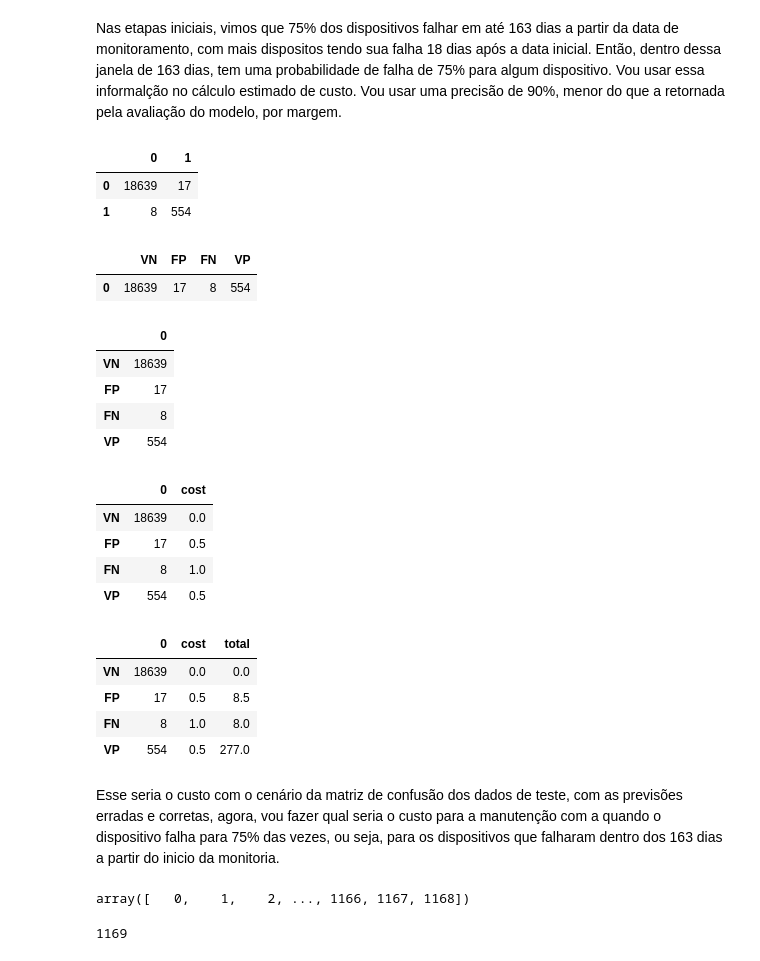
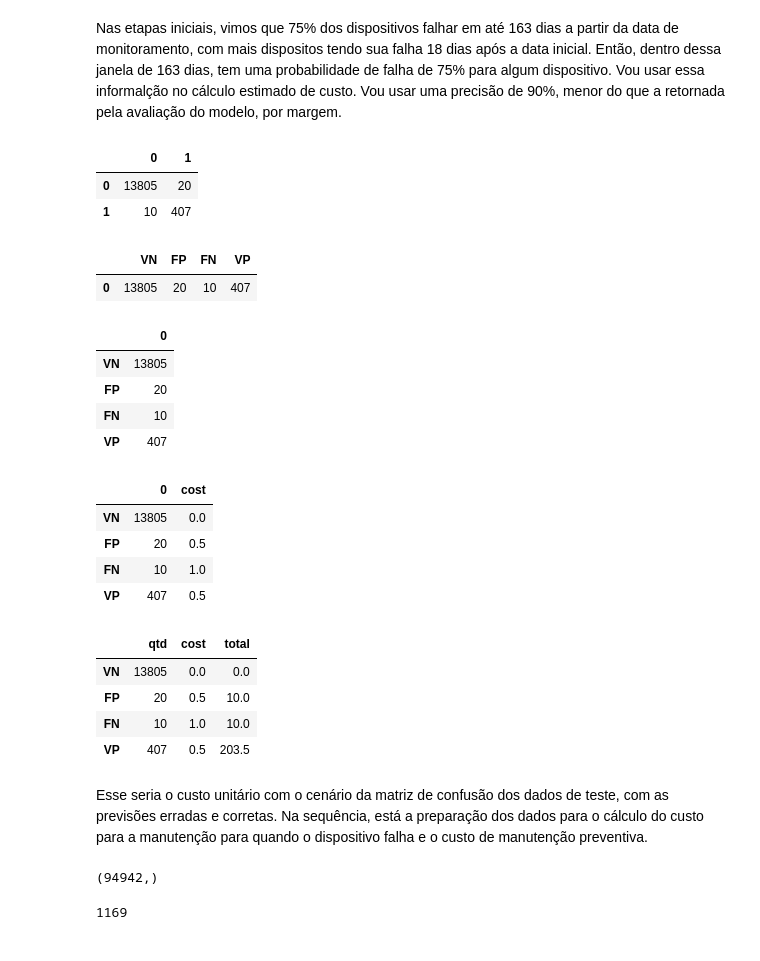
Before and after one commit to 6abi/teste-tecnico-meli-ds, a Jupyter notebook: notebooks/3.2 Previsión de falla.ipynb, the cells around one changed output. Cells and saved outputs as stored; diff of their text form; code cells hidden in the pictures.

Commit message:
ajuste do texto para ppt

```diff
--- a/notebooks/3.2 Previsión de falla.ipynb
+++ b/notebooks/3.2 Previsión de falla.ipynb
@@ -114,0 +117,5 @@ Eliminando o registro duplicado identificado no notebook 1
+# %%
+ini_date = pd.to_datetime(df['date'][0])
+end_date = ini_date + pd.Timedelta(days=163)
+df = df[df.date <= end_date]
+df.failure.value_counts()
@@ -350,8 +372,8 @@ from datetime import datetime
 #trasformação da coluna de dispositivos
 encoder = LabelEncoder()
 
-df['device_encolder'] = encoder.fit_transform(df['device'])
-print('Quantidade de device: {} e device Encoder: {}'.format(df['device'].nunique(), df['device_encolder'].nunique()))
+df['device_encoder'] = encoder.fit_transform(df['device'])
+print('Quantidade de device: {} e device Encoder: {}'.format(df['device'].nunique(), df['device_encoder'].nunique()))
 df.drop('device', axis=1, inplace=True)
 
 #colunas de datas precisam ser convertidas
@@ -473,7 +495,7 @@ from sklearn.model_selection import train_test_split
 # Separando as features e o target
 X = df.drop('failure', axis=1)
 y = df['failure']
-stratify_col = df['device_encolder']
+stratify_col = df['device_encoder']
 
 # dividindo o conjunto de dados em treino e teste com estratificação
 X_train, X_test, y_train, y_test = train_test_split(X, y, stratify=stratify_col, test_size=0.15, random_state=45)
@@ -544,7 +566,7 @@ agora irei trabalhar com esse novo dataset para treinamento dos modelos - train_
 # Separando as features e o target
 X2 = df.drop('failure', axis=1)
 y2 = df['failure']
-stratify_col2 = df['device_encolder']
+stratify_col2 = df['device_encoder']
 
 # dividindo o conjunto de dados em treino e teste com estratificação
 X_train2, X_test2, y_train2, y_test2 = train_test_split(X2, y2, stratify=stratify_col2, test_size=0.20, random_state=45)
@@ -846,8 +887,8 @@ Vou usar uma precisão de 90%, menor do que a retornada pela avaliação do mode
 cm
 # %% [output]
 |  | 0 | 1 |
-| 0 | 18639 | 17 |
-| 1 | 8 | 554 |
+| 0 | 13805 | 20 |
+| 1 | 10 | 407 |
 # %%
 # Transpose do dataframe
 df_t = cm.T
@@ -864,44 +905,47 @@ cm = cm.iloc[0:1]
 cm
 # %% [output]
 |  | VN | FP | FN | VP |
-| 0 | 18639 | 17 | 8 | 554 |
+| 0 | 13805 | 20 | 10 | 407 |
 # %%
 cm = cm.T
 cm
 # %% [output]
 |  | 0 |
-| VN | 18639 |
-| FP | 17 |
-| FN | 8 |
-| VP | 554 |
+| VN | 13805 |
+| FP | 20 |
+| FN | 10 |
+| VP | 407 |
 # %%
+#custo de cada cenário
 cm['cost'] = [0,0.5,1,0.5]
 cm
 # %% [output]
 |  | 0 | cost |
-| VN | 18639 | 0.0 |
-| FP | 17 | 0.5 |
-| FN | 8 | 1.0 |
-| VP | 554 | 0.5 |
+| VN | 13805 | 0.0 |
+| FP | 20 | 0.5 |
+| FN | 10 | 1.0 |
+| VP | 407 | 0.5 |
 # %%
+#custo total de cada cenário
 cm['total'] = cm[0] * cm['cost']
-cm
+cm.rename(columns={0:'qtd'})
 # %% [output]
-|  | 0 | cost | total |
-| VN | 18639 | 0.0 | 0.0 |
-| FP | 17 | 0.5 | 8.5 |
-| FN | 8 | 1.0 | 8.0 |
-| VP | 554 | 0.5 | 277.0 |
+|  | qtd | cost | total |
+| VN | 13805 | 0.0 | 0.0 |
+| FP | 20 | 0.5 | 10.0 |
+| FN | 10 | 1.0 | 10.0 |
+| VP | 407 | 0.5 | 203.5 |
 # %% [markdown]
-Esse seria o custo com o cenário da matriz de confusão dos dados de teste, com as previsões erradas e corretas, agora, vou fazer qual seria o custo para a manutenção com a quando o dispositivo falha para 75% das vezes, ou seja, para os dispositivos que falharam dentro dos 163 dias a partir do inicio da monitoria.
+Esse seria o custo unitário com o cenário da matriz de confusão dos dados de teste, com as previsões erradas e corretas.
+ Na sequência, está a preparação dos dados para o cálculo do custo para a manutenção para quando o dispositivo falha e o custo de manutenção preventiva.
 # %%
 df['date'] = pd.to_datetime(df['date'], unit='s')
 # %%
 ini_date = pd.to_datetime(df['date'][0])
 end_date = ini_date + pd.Timedelta(days=163)
 df_select = df.loc[df['date'] <= end_date]
-# %%
-df_select['device_encolder'].unique()
-# %% [output]
-array([   0,    1,    2, ..., 1166, 1167, 1168])
+# %%
+df_select['device_encoder'].shape
+# %% [output]
+(94942,)
 # %%
```
Also changed, not shown: parts of 56 cells of this notebook.
